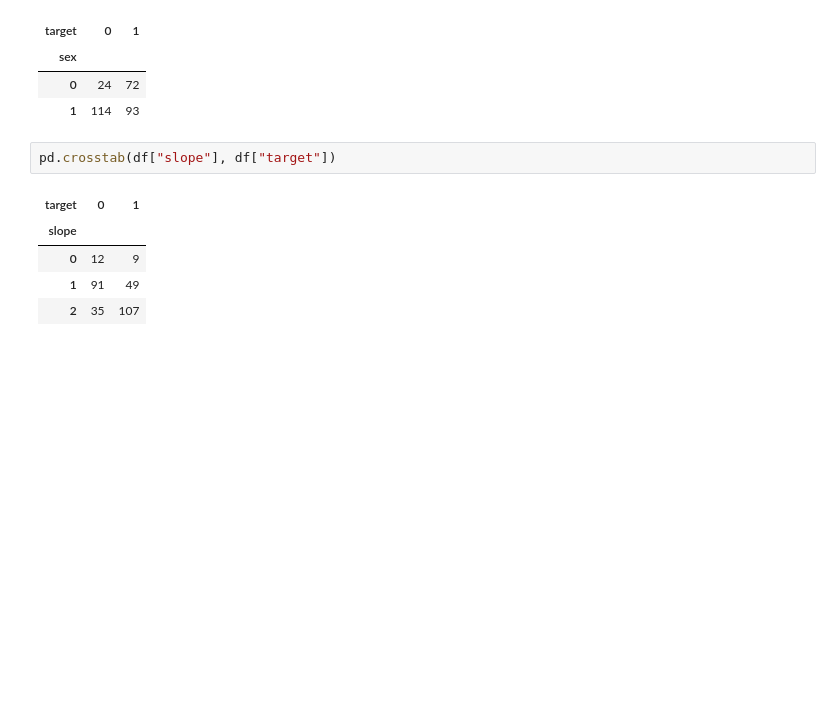
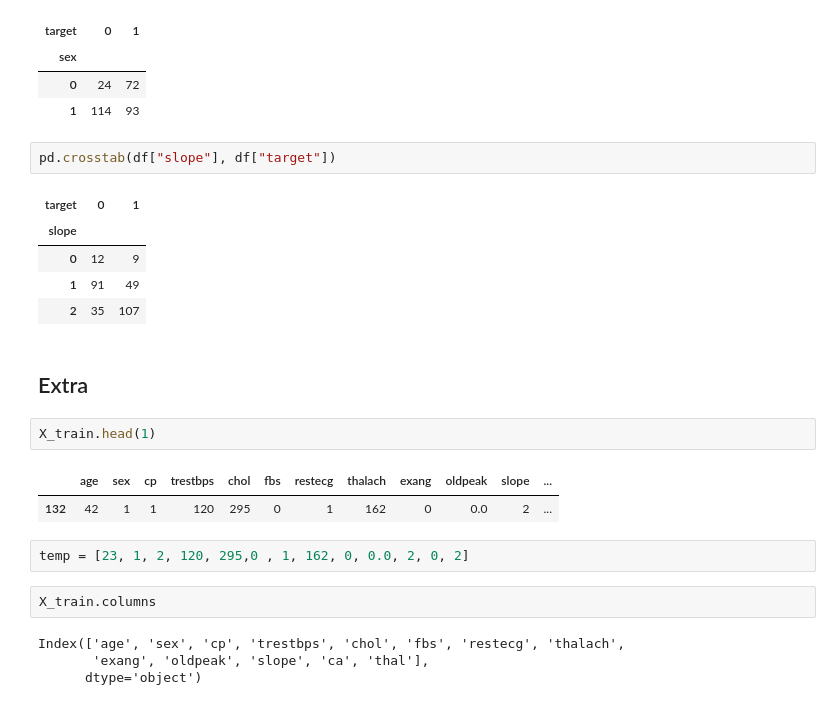
Before and after one commit to rkstu/Heart-disease-prediction-using-Machine-Learning, a Jupyter notebook: MY_end-to-end-heart-disease-classification.ipynb, the cells around one changed output. Drawn from its saved outputs; the diff is of its cells as text; blank space fills up the shorter version.

```diff
--- a/MY_end-to-end-heart-disease-classification.ipynb
+++ b/MY_end-to-end-heart-disease-classification.ipynb
@@ -942,3 +984,18 @@ pd.crosstab(df["slope"], df["target"])
 | 0 | 12 | 9 |
 | 1 | 91 | 49 |
 | 2 | 35 | 107 |
+# %% [markdown]
+## Extra
+# %%
+X_train.head(1)
+# %% [output]
+|  | age | sex | cp | trestbps | chol | fbs | restecg | thalach | exang | oldpeak | slope | ... |
+| 132 | 42 | 1 | 1 | 120 | 295 | 0 | 1 | 162 | 0 | 0.0 | 2 | ... |
+# %%
+temp = [23, 1, 2, 120, 295,0 , 1, 162, 0, 0.0, 2, 0, 2]
+# %%
+X_train.columns
+# %% [output]
+Index(['age', 'sex', 'cp', 'trestbps', 'chol', 'fbs', 'restecg', 'thalach',
+       'exang', 'oldpeak', 'slope', 'ca', 'thal'],
+      dtype='object')
```
Also changed, not shown: parts of 13 cells of this notebook.
